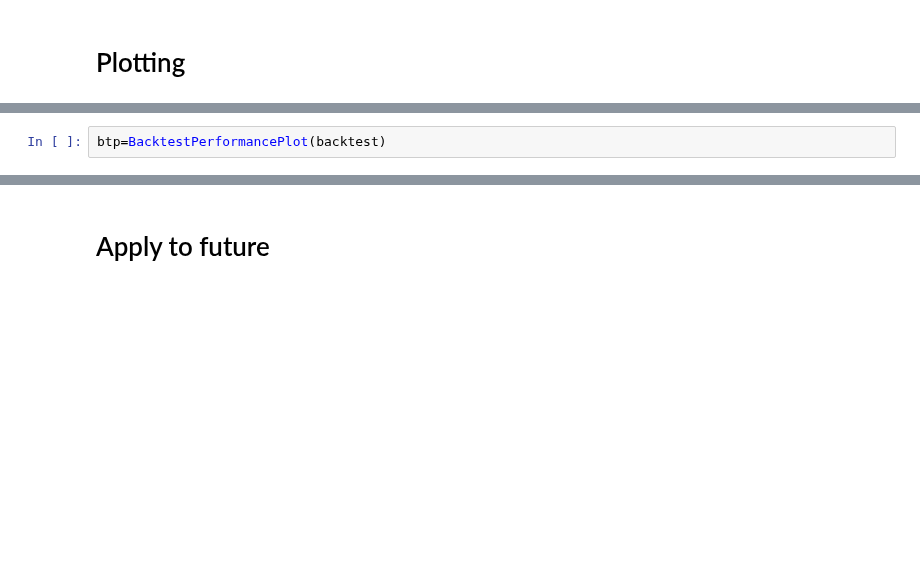
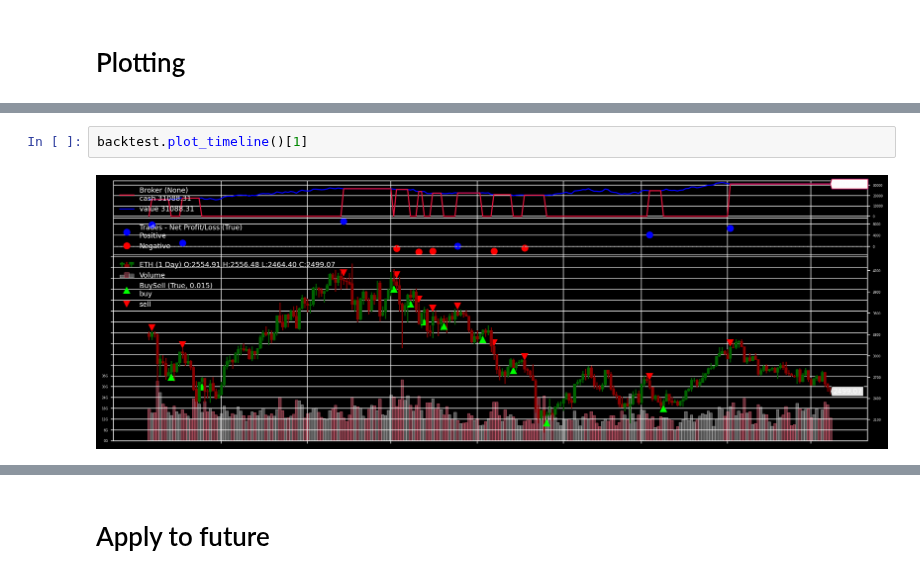
Before and after one commit to giocaizzi/surfingcrypto, a Jupyter notebook: notebooks/algotrading.ipynb, the cells around one changed output, grey strips where cells are left out. Drawn from its saved outputs; the diff is of its cells as text; blank space fills up the shorter version.

Commit message:
fixed figures and ts params

```diff
--- a/notebooks/algotrading.ipynb
+++ b/notebooks/algotrading.ipynb
@@ -196,2 +193,4 @@ backtest.plot_timeline()[0]
-# %%
-btp=BacktestPerformancePlot(backtest)
+# %%
+backtest.plot_timeline()[1]
+# %% [output]
+[figure, added]
```
Also changed, not shown: parts of 4 cells of this notebook, 5 other files.
